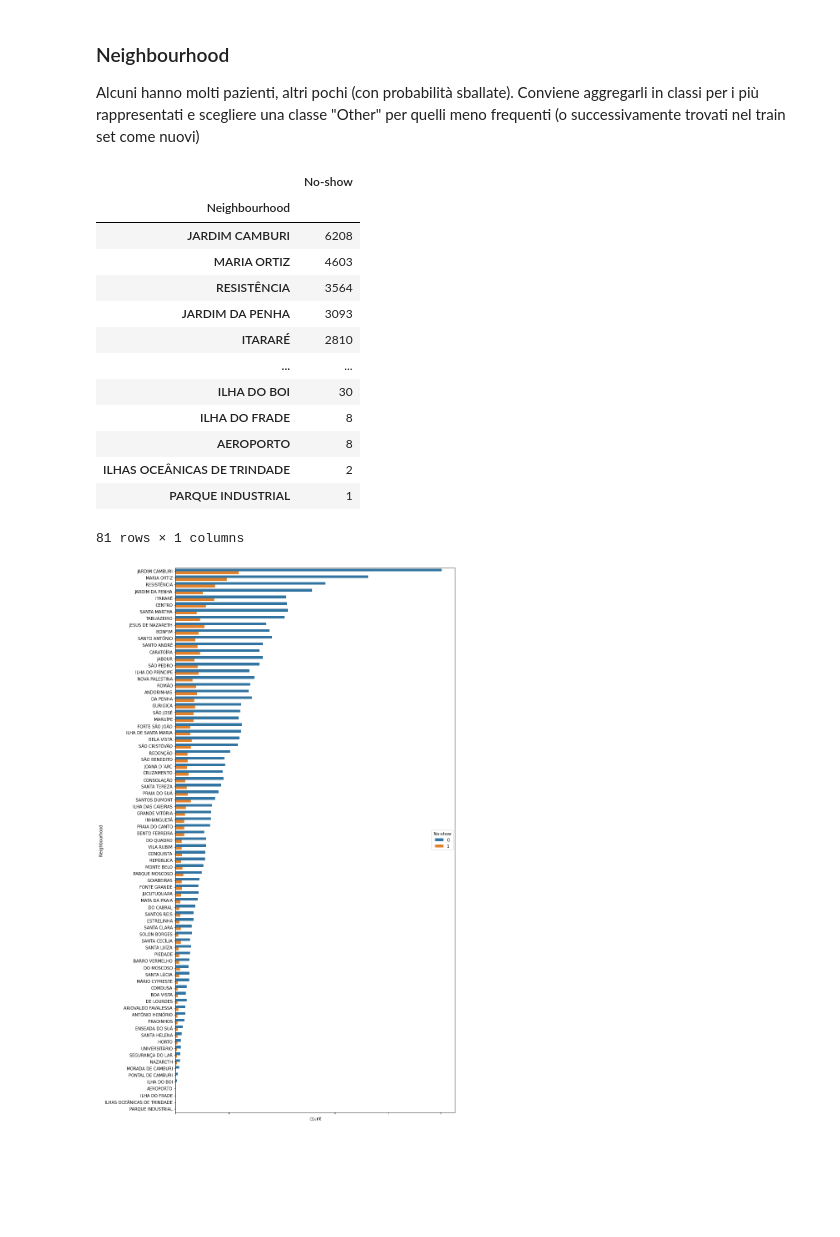
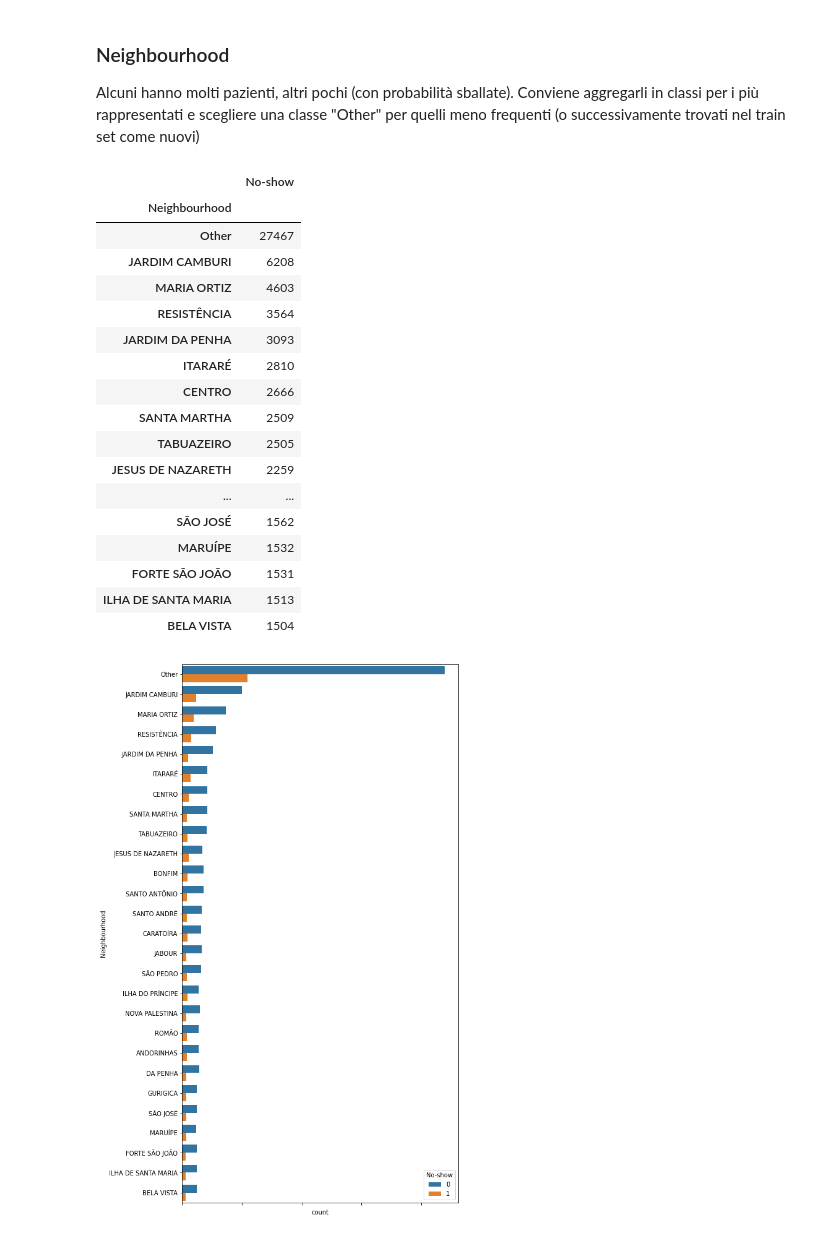
Before and after one commit to ale-pavel/exam-challenge-appointments, a Jupyter notebook: Challenge-appointments-preparation.ipynb, the cells around one changed output. Cells and saved outputs as stored; diff of their text form; code cells hidden in the pictures; blank space fills up the shorter version.

```diff
--- a/Challenge-appointments-preparation.ipynb
+++ b/Challenge-appointments-preparation.ipynb
@@ -550,26 +622,30 @@ app_edit[['SMS_received', 'No-show']].groupby(['SMS_received']).mean().sort_valu
 
 Alcuni hanno molti pazienti, altri pochi (con probabilità sballate). Conviene aggregarli in classi per i più rappresentati e scegliere una classe "Other" per quelli meno frequenti (o successivamente trovati nel train set come nuovi)
 # %%
-fig = plt.subplots(figsize=(12, 24))
+fig = plt.subplots(figsize=(8,16))
 
 g = sns.countplot(y='Neighbourhood', hue='No-show', orient='h', data=app_edit, order = app_edit['Neighbourhood'].value_counts().index)
 g.set_xticklabels(g.get_xticklabels(), rotation=45)
 #plt.setp(g.get_xticklabels(), rotation=45)
 app_edit[['Neighbourhood', 'No-show']].groupby(['Neighbourhood']).count().sort_values(by='No-show', ascending=False)
 # %% [output]
 |  | No-show |
 | Neighbourhood |  |
+| Other | 27467 |
 | JARDIM CAMBURI | 6208 |
 | MARIA ORTIZ | 4603 |
 | RESISTÊNCIA | 3564 |
 | JARDIM DA PENHA | 3093 |
 | ITARARÉ | 2810 |
+| CENTRO | 2666 |
+| SANTA MARTHA | 2509 |
+| TABUAZEIRO | 2505 |
+| JESUS DE NAZARETH | 2259 |
 | ... | ... |
-| ILHA DO BOI | 30 |
-| ILHA DO FRADE | 8 |
-| AEROPORTO | 8 |
-| ILHAS OCEÂNICAS DE TRINDADE | 2 |
-| PARQUE INDUSTRIAL | 1 |
+| SÃO JOSÉ | 1562 |
+| MARUÍPE | 1532 |
+| FORTE SÃO JOÃO | 1531 |
+| ILHA DE SANTA MARIA | 1513 |
+| BELA VISTA | 1504 |
-81 rows × 1 columns
-[figure, old version]
+[figure, new version]
 # %%
```
Also changed, not shown: parts of 25 cells of this notebook, 1 other file.
